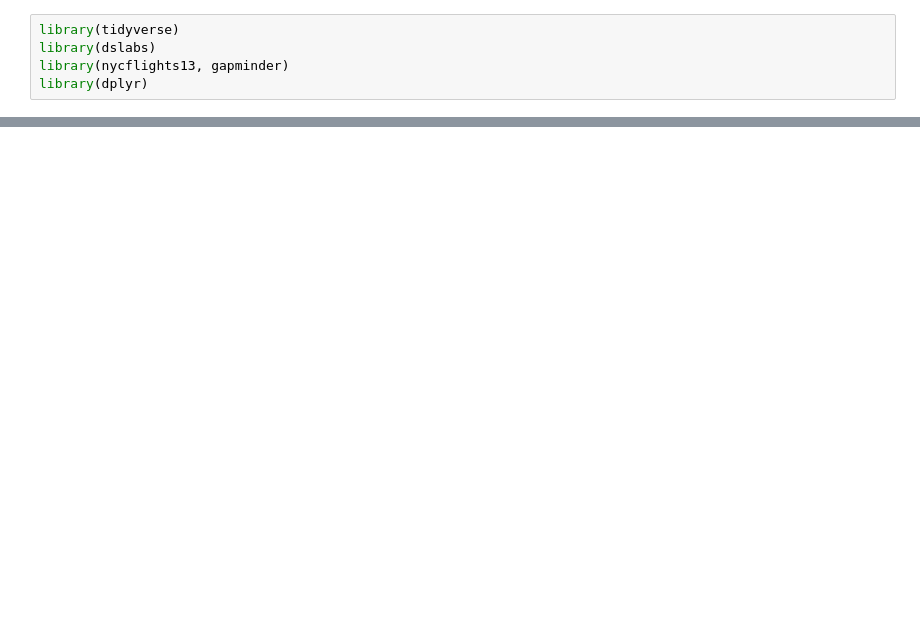
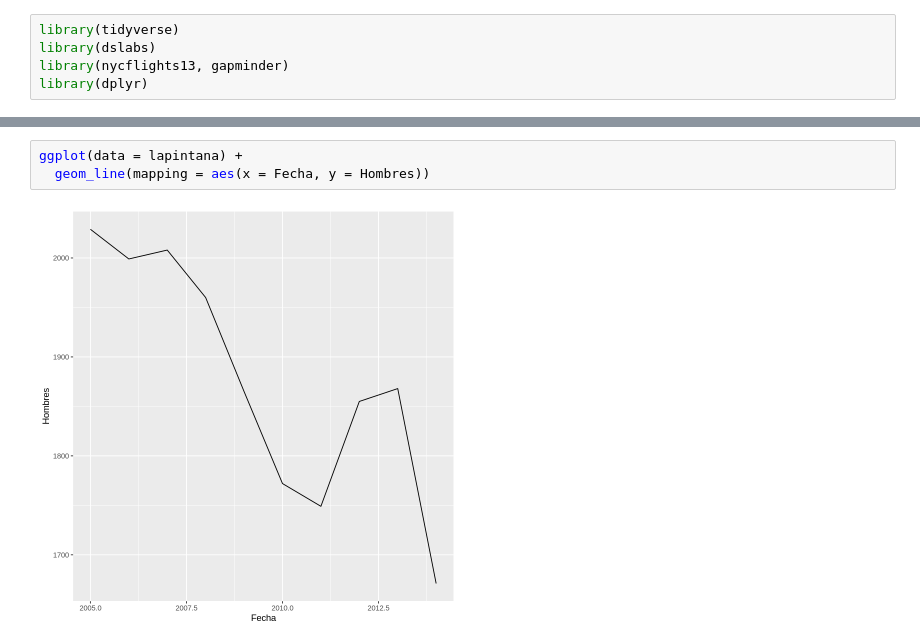
Before and after one commit to rafatorrealba/learningR, a Jupyter notebook: poblacion.ipynb, the cells around one changed output, grey strips where cells are left out. Drawn from its saved outputs; the diff is of its cells as text; blank space fills up the shorter version.

```diff
--- a/poblacion.ipynb
+++ b/poblacion.ipynb
@@ -47,0 +36,5 @@ head(poblacion_2002_2020) %>%
+# %%
+ggplot(data = lapintana) +
+  geom_line(mapping = aes(x = Fecha, y = Hombres))
+# %% [output]
+[figure, added]
```
Also changed, not shown: parts of 15 cells of this notebook, 4 other files.
